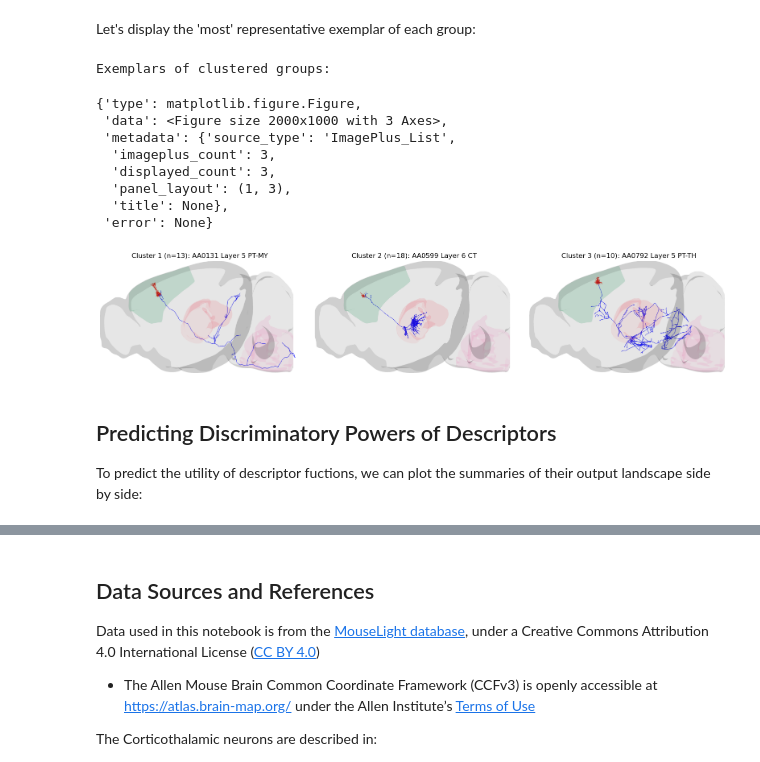
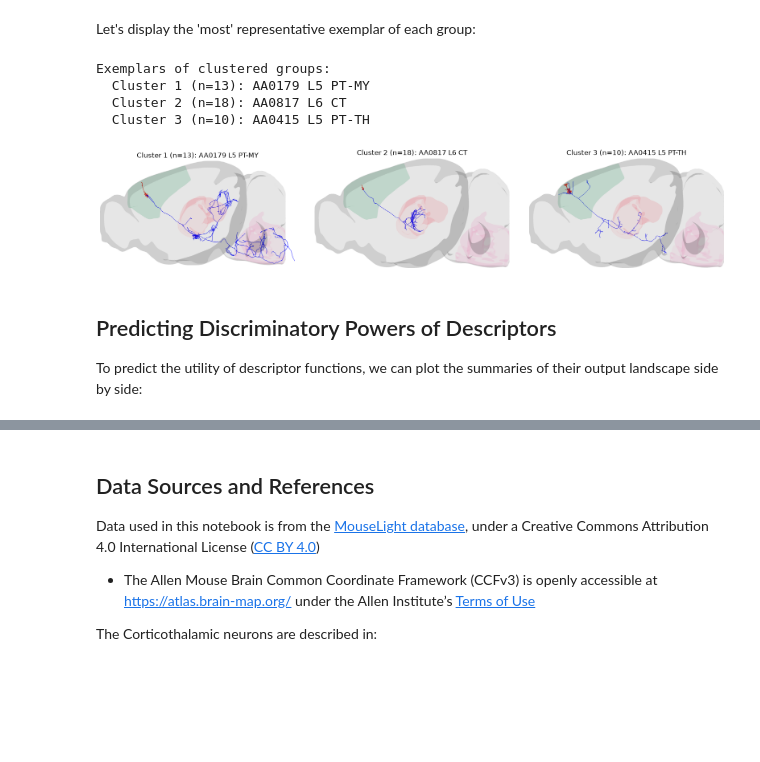
Before and after one commit to morphonets/pysnt, a Jupyter notebook: docs/notebooks/06_persistence_landscape.ipynb, the cells around one changed output, grey strips where cells are left out. Cells and saved outputs as stored; diff of their text form; code cells hidden in the pictures; blank space fills up the shorter version.

```diff
--- a/docs/notebooks/06_persistence_landscape.ipynb
+++ b/docs/notebooks/06_persistence_landscape.ipynb
@@ -213,10 +321,10 @@ def get_landscapes(trees, num_landscapes, resolution,
 # Compute persistence landscapes for all neurons
 num_landscapes = 500
 resolution = 500
-landscapes = get_landscapes(all_trees, num_landscapes, resolution, descriptor='radial')
+landscapes_all = get_landscapes(all_trees, num_landscapes, resolution, descriptor='radial')
 
-print(f"Landscape array shape: {landscapes.shape}")
-print(f"({landscapes.shape[0]} neurons × {num_landscapes} landscapes × {resolution} points)")
+print(f"Landscape array shape: {landscapes_all.shape}")
+print(f"({landscapes_all.shape[0]} neurons × {num_landscapes} landscapes × {resolution} points)")
 # %% [output]
 Landscape array shape: (41, 250000)
 (41 neurons × 500 landscapes × 500 points)
@@ -293,7 +401,7 @@ def plot_group_landscapes(all_ls, all_trees, groups,
             ax.plot(x, mean_ls[i], linewidth=2, color=color,
                     label=f'λ{i+1}', alpha=0.8)
 
-        ax.set_xlabel('Filtration value')
+        ax.set_xlabel('Filtration axis (sample index)')
         title_suffix = '; mean ± std)' if show_std else ')'
         ax.set_title(f'{group_label}\n(n={len(group_indices)}{title_suffix}')
         ax.grid(True, alpha=0.1)
@@ -311,7 +419,7 @@ def plot_group_landscapes(all_ls, all_trees, groups,
 
 fig, axes = plot_group_landscapes(
     # Reshape into 3D array: (neurons, landscapes, sample_points) for easier slicing
-    all_ls=landscapes.reshape(len(all_trees), num_landscapes, resolution),
+    all_ls=landscapes_all.reshape(len(all_trees), num_landscapes, resolution),
     all_trees=all_trees,
     groups=original_groups,
     show_std=True
@@ -448,5 +555,5 @@ dendrogram_groups = plot_dendrogram(model, all_labels, title='Radial distances')
 # %%
 # Cut slightly higher to merge small groups
 cut_distance = 1.7e6  # Just above the current cut
-dendrogram_groups = plot_dendrogram(model, all_labels, color_threshold=cut_distance, title='Radial distances')
+dendrogram_groups = plot_dendrogram(model, all_labels, color_threshold=cut_distance, title='Radial distance, axons')
 # %% [output]
@@ -530,7 +634,7 @@ def get_cluster_exemplars(landscapes, labels, all_trees, method='medoid'):
     all_trees : list
         List of Tree objects corresponding to landscape rows
     method : str, optional
-        Method to select exemplars: 'medoid', 'centroid_nearest', or 'first'
+        Method to select exemplars: 'medoid' or 'centroid_nearest'
         (default: 'medoid')
 
     Returns
@@ -551,8 +655,8 @@ def get_cluster_exemplars(landscapes, labels, all_trees, method='medoid'):
         cluster_landscapes = landscapes[cluster_mask]
 
         if method == 'medoid':
-            # Compute pairwise Chebyshev distances within cluster
-            distances = cdist(cluster_landscapes, cluster_landscapes, metric='chebyshev')
+            # Compute pairwise L1 (Manhattan) distances within cluster
+            distances = cdist(cluster_landscapes, cluster_landscapes, metric='cityblock')
 
             # Find sample with minimum average distance to all others
             avg_distances = distances.mean(axis=1)
@@ -562,7 +666,7 @@ def get_cluster_exemplars(landscapes, labels, all_trees, method='medoid'):
         elif method == 'centroid_nearest':
             # Find sample closest to cluster centroid
             centroid = cluster_landscapes.mean(axis=0)
-            distances_to_centroid = cdist(cluster_landscapes, [centroid], metric='chebyshev')
+            distances_to_centroid = cdist(cluster_landscapes, [centroid], metric='cityblock')
             nearest_idx_in_cluster = np.argmin(distances_to_centroid)
             exemplar_idx = cluster_indices[nearest_idx_in_cluster]
 
@@ -573,65 +677,46 @@ def get_cluster_exemplars(landscapes, labels, all_trees, method='medoid'):
 
     return exemplars
 
 
 # Cut tree at distance threshold to get clusters
 
 from scipy.cluster.hierarchy import fcluster
 
-# Create linkage matrix (same as in plot_dendrogram)
-n_samples = len(model.labels_)
-counts = np.zeros(model.children_.shape[0])
-for i, merge in enumerate(model.children_):
-    current_count = 0
-    for child_idx in merge:
-        if child_idx < n_samples:
-            current_count += 1
-        else:
-            current_count += counts[child_idx - n_samples]
-    counts[i] = current_count
-
-linkage_matrix = np.column_stack([
-    model.children_,
-    model.distances_,
-    counts
-]).astype(float)
+linkage_matrix = linkage_from_model(model)
 cluster_labels = fcluster(linkage_matrix, cut_distance, criterion='distance')
 
-exemplars = get_cluster_exemplars(landscapes, cluster_labels, all_trees, method='medoid')
+exemplars = get_cluster_exemplars(landscapes_axon, cluster_labels, all_trees, method='medoid')
 snapshots = []
 print("Exemplars of clustered groups:")
 for cluster_id in sorted(exemplars.keys()):
     tree, idx = exemplars[cluster_id]
     n_members = np.sum(cluster_labels == cluster_id)
-    label = f"  Cluster {cluster_id} (n={n_members}): {tree.getLabel()}"
+    label = f"Cluster {cluster_id} (n={n_members}): {tree.getLabel()}"
+    print(f"  {label}")
 
     # Assemble a 3D scene
     viewer = init_viewer()
 
     for compartment, color in {'axon' : 'blue', 'dendrites' : 'red'}.items():
         subtree = tree.subTree(compartment)
         subtree.setColor(color)
         viewer.addTree(subtree)
 
-    # Collect scene snaphot
+    # Collect scene snapshot and release the viewer
     snapshot = viewer.snapshot('sagittal')
     snapshot.setTitle(label)
     snapshots.append(snapshot)
+    viewer.dispose()
 
-pysnt.display(snapshots, panel_layout=(1,3), figsize=(20,10))
+_ = pysnt.display(snapshots, panel_layout=(1,3), figsize=(20,10))
 # %% [output]
 Exemplars of clustered groups:
+  Cluster 1 (n=13): AA0179 L5 PT-MY
+  Cluster 2 (n=18): AA0817 L6 CT
+  Cluster 3 (n=10): AA0415 L5 PT-TH
-{'type': matplotlib.figure.Figure,
- 'data': <Figure size 2000x1000 with 3 Axes>,
- 'metadata': {'source_type': 'ImagePlus_List',
-  'imageplus_count': 3,
-  'displayed_count': 3,
-  'panel_layout': (1, 3),
-  'title': None},
- 'error': None}
-[figure, old version]
+[figure, new version]
 # %% [markdown]
 ## Predicting Discriminatory Powers of Descriptors
 
-To predict the utility of descriptor fuctions, we can plot the summaries of their output landscape side by side:
+To predict the utility of descriptor functions, we can plot the summaries of their output landscape side by side:
 # %%
```
Also changed, not shown: parts of 23 cells of this notebook, 2 other files.
